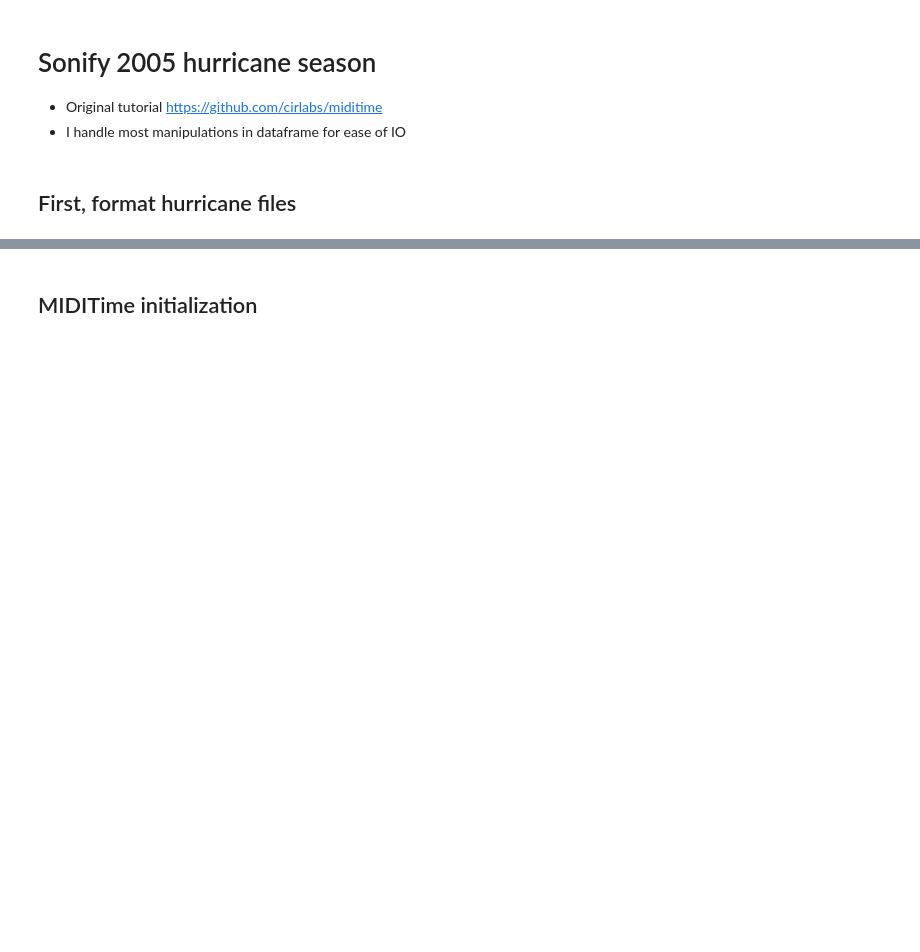
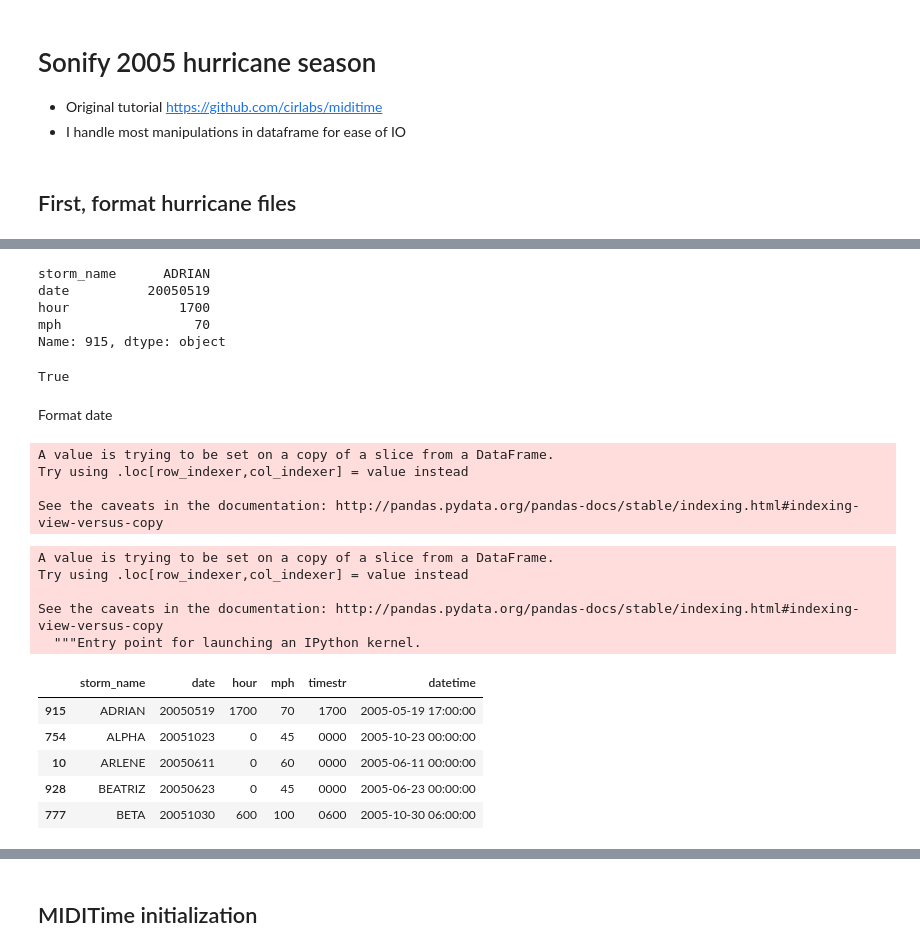
Before and after one commit to sbchou/Sonify-refugees, a Jupyter notebook: hurricanes/notebooks/Sonify2005.ipynb, the cells around one changed output, grey strips where cells are left out. Cells and saved outputs as stored; diff of their text form; code cells hidden in the pictures; blank space fills up the shorter version.

```diff
--- a/hurricanes/notebooks/Sonify2005.ipynb
+++ b/hurricanes/notebooks/Sonify2005.ipynb
@@ -61,6 +43,42 @@ Name: date, dtype: int64
+# %%
+df.iloc[915]
+# %% [output]
+storm_name      ADRIAN
+date          20050519
+hour              1700
+mph                 70
+Name: 915, dtype: object
+# %%
+# Take note of this 🐼 witchcraft!!!
+max_mph = df.iloc[df.groupby('storm_name').mph.idxmax()]
+len(max_mph) == len(set(df.storm_name)) # test to make sure you got the correct max
+# %% [output]
+True
+# %% [markdown]
+Format date
 # %%
 # fill zeroes
-df['timestr'] = df.time.apply(lambda x: str(x).zfill(4))
+max_mph['timestr'] = max_mph.hour.apply(lambda x: str(x).zfill(4))
+# %% [output]
+A value is trying to be set on a copy of a slice from a DataFrame.
+Try using .loc[row_indexer,col_indexer] = value instead
+
+See the caveats in the documentation: http://pandas.pydata.org/pandas-docs/stable/indexing.html#indexing-view-versus-copy
 # %%
-df['datetime'] = pandas.to_datetime(df.apply(lambda x: str(x['date']) + x['timestr'], axis=1), format="%Y%m%d%H%M")
+max_mph['datetime'] = pandas.to_datetime(max_mph.apply(lambda x: str(x['date']) + x['timestr'], axis=1), format="%Y%m%d%H%M")
+# %% [output]
+A value is trying to be set on a copy of a slice from a DataFrame.
+Try using .loc[row_indexer,col_indexer] = value instead
+
+See the caveats in the documentation: http://pandas.pydata.org/pandas-docs/stable/indexing.html#indexing-view-versus-copy
+  """Entry point for launching an IPython kernel.
+# %%
+max_mph.head()
+# %% [output]
+|  | storm_name | date | hour | mph | timestr | datetime |
+| 915 | ADRIAN | 20050519 | 1700 | 70 | 1700 | 2005-05-19 17:00:00 |
+| 754 | ALPHA | 20051023 | 0 | 45 | 0000 | 2005-10-23 00:00:00 |
+| 10 | ARLENE | 20050611 | 0 | 60 | 0000 | 2005-06-11 00:00:00 |
+| 928 | BEATRIZ | 20050623 | 0 | 45 | 0000 | 2005-06-23 00:00:00 |
+| 777 | BETA | 20051030 | 600 | 100 | 0600 | 2005-10-30 06:00:00 |
 # %%
```
Also changed, not shown: parts of 10 cells of this notebook, 1 other file.
